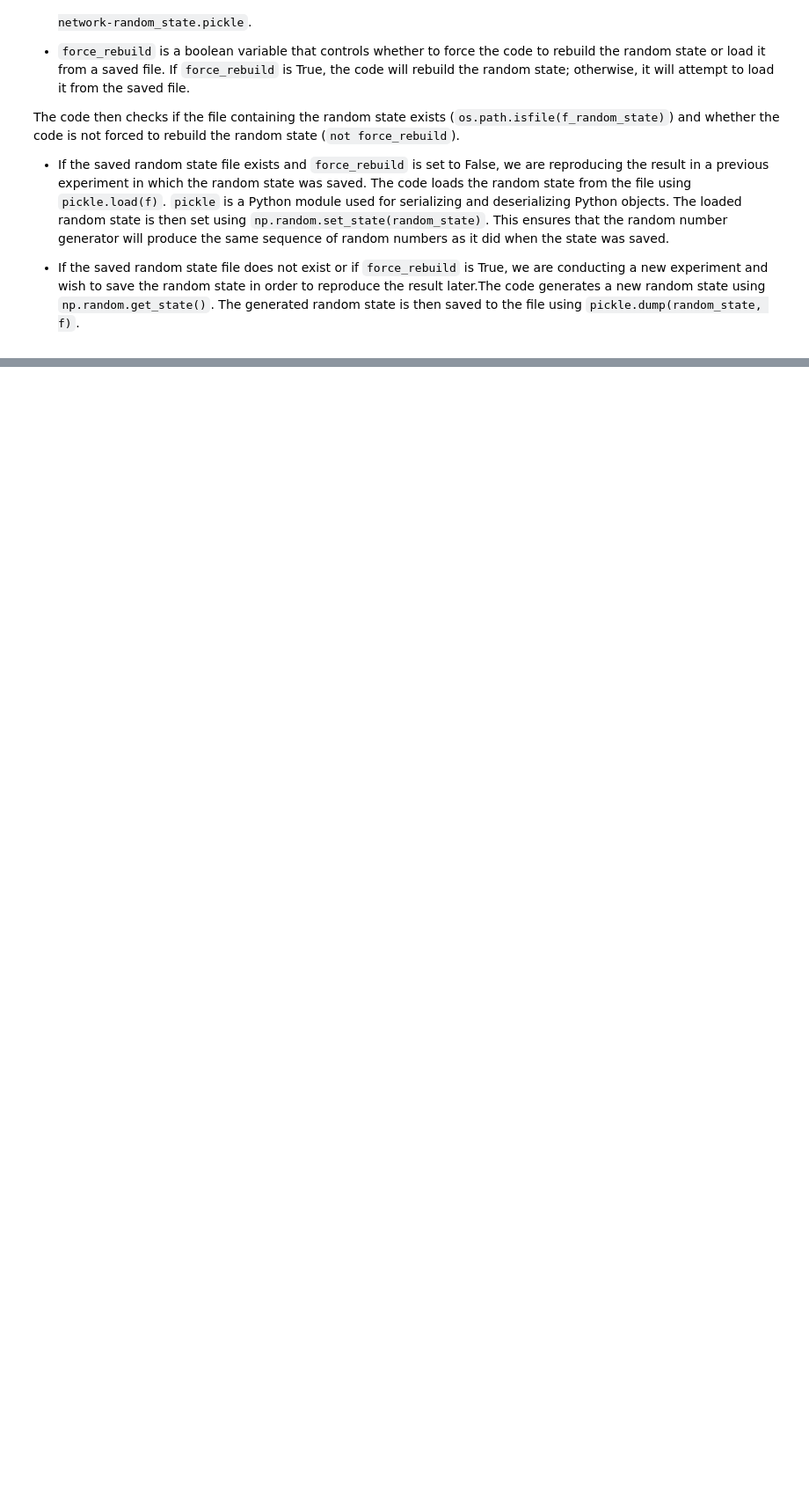
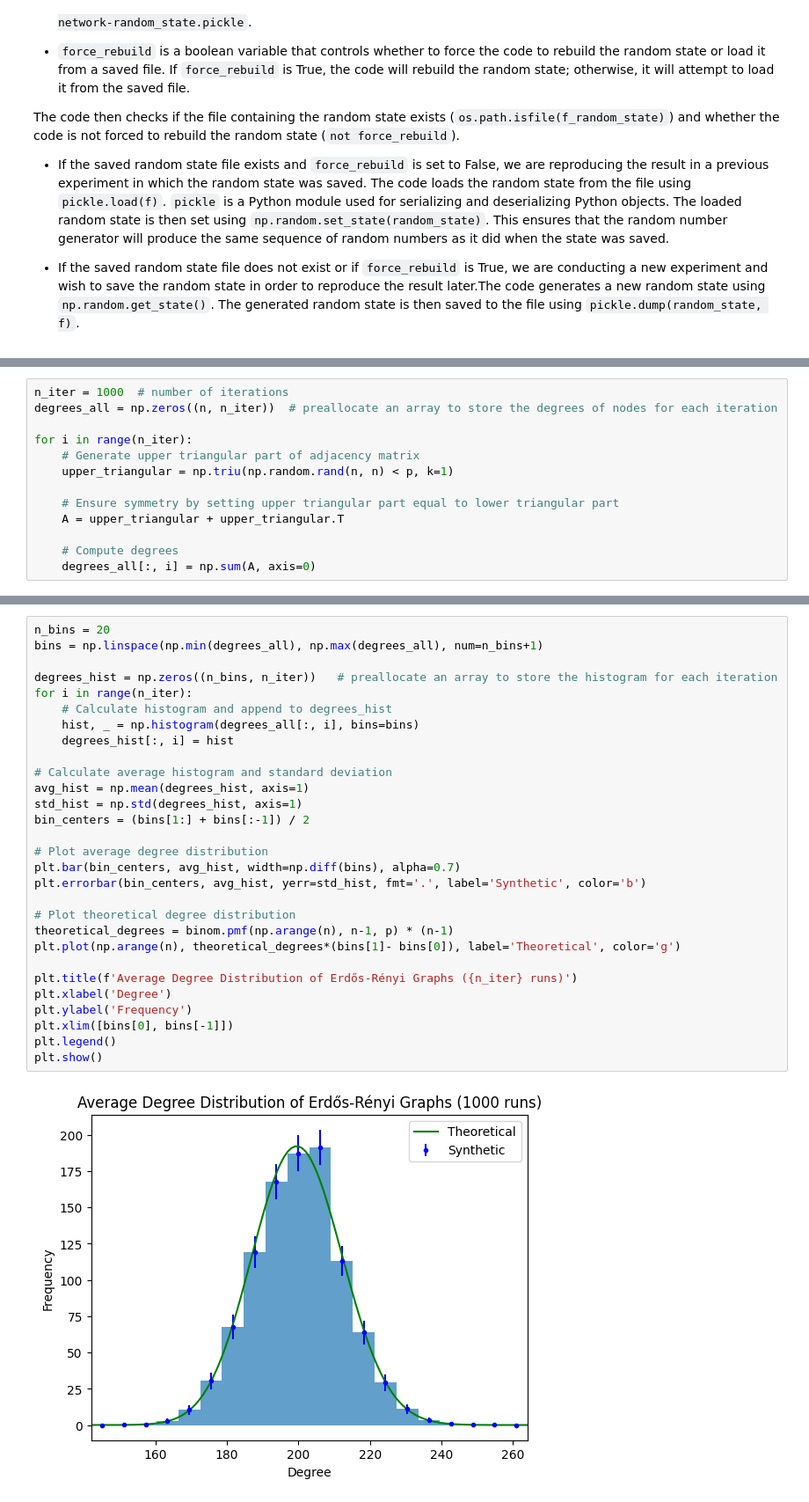
Before and after one commit to yfiua/reproducibility-with-randomness, a Jupyter notebook: main.ipynb, the cells around one changed output, grey strips where cells are left out. Shown at 88% size. Drawn from its saved outputs; the diff is of its cells as text; blank space fills up the shorter version.

```diff
--- a/main.ipynb
+++ b/main.ipynb
@@ -150,0 +166,13 @@ plt.show()
+# %%
+n_iter = 1000  # number of iterations
+degrees_all = np.zeros((n, n_iter))  # preallocate an array to store the degrees of nodes for each iteration
+
+for i in range(n_iter):
+    # Generate upper triangular part of adjacency matrix
+    upper_triangular = np.triu(np.random.rand(n, n) < p, k=1)
+
+    # Ensure symmetry by setting upper triangular part equal to lower triangular part
+    A = upper_triangular + upper_triangular.T
+
+    # Compute degrees
+    degrees_all[:, i] = np.sum(A, axis=0)
@@ -150,0 +181,31 @@ plt.show()
+# %%
+n_bins = 20
+bins = np.linspace(np.min(degrees_all), np.max(degrees_all), num=n_bins+1)
+
+degrees_hist = np.zeros((n_bins, n_iter))   # preallocate an array to store the histogram for each iteration
+for i in range(n_iter):
+    # Calculate histogram and append to degrees_hist
+    hist, _ = np.histogram(degrees_all[:, i], bins=bins)
+    degrees_hist[:, i] = hist
+
+# Calculate average histogram and standard deviation
+avg_hist = np.mean(degrees_hist, axis=1)
+std_hist = np.std(degrees_hist, axis=1)
+bin_centers = (bins[1:] + bins[:-1]) / 2
+
+# Plot average degree distribution
+plt.bar(bin_centers, avg_hist, width=np.diff(bins), alpha=0.7)
+plt.errorbar(bin_centers, avg_hist, yerr=std_hist, fmt='.', label='Synthetic', color='b')
+
+# Plot theoretical degree distribution
+theoretical_degrees = binom.pmf(np.arange(n), n-1, p) * (n-1)
+plt.plot(np.arange(n), theoretical_degrees*(bins[1]- bins[0]), label='Theoretical', color='g')
+
+plt.title(f'Average Degree Distribution of Erdős-Rényi Graphs ({n_iter} runs)')
+plt.xlabel('Degree')
+plt.ylabel('Frequency')
+plt.xlim([bins[0], bins[-1]])
+plt.legend()
+plt.show()
+# %% [output]
+[figure, added]
```
Also changed, not shown: parts of 14 cells of this notebook, 1 other file.
